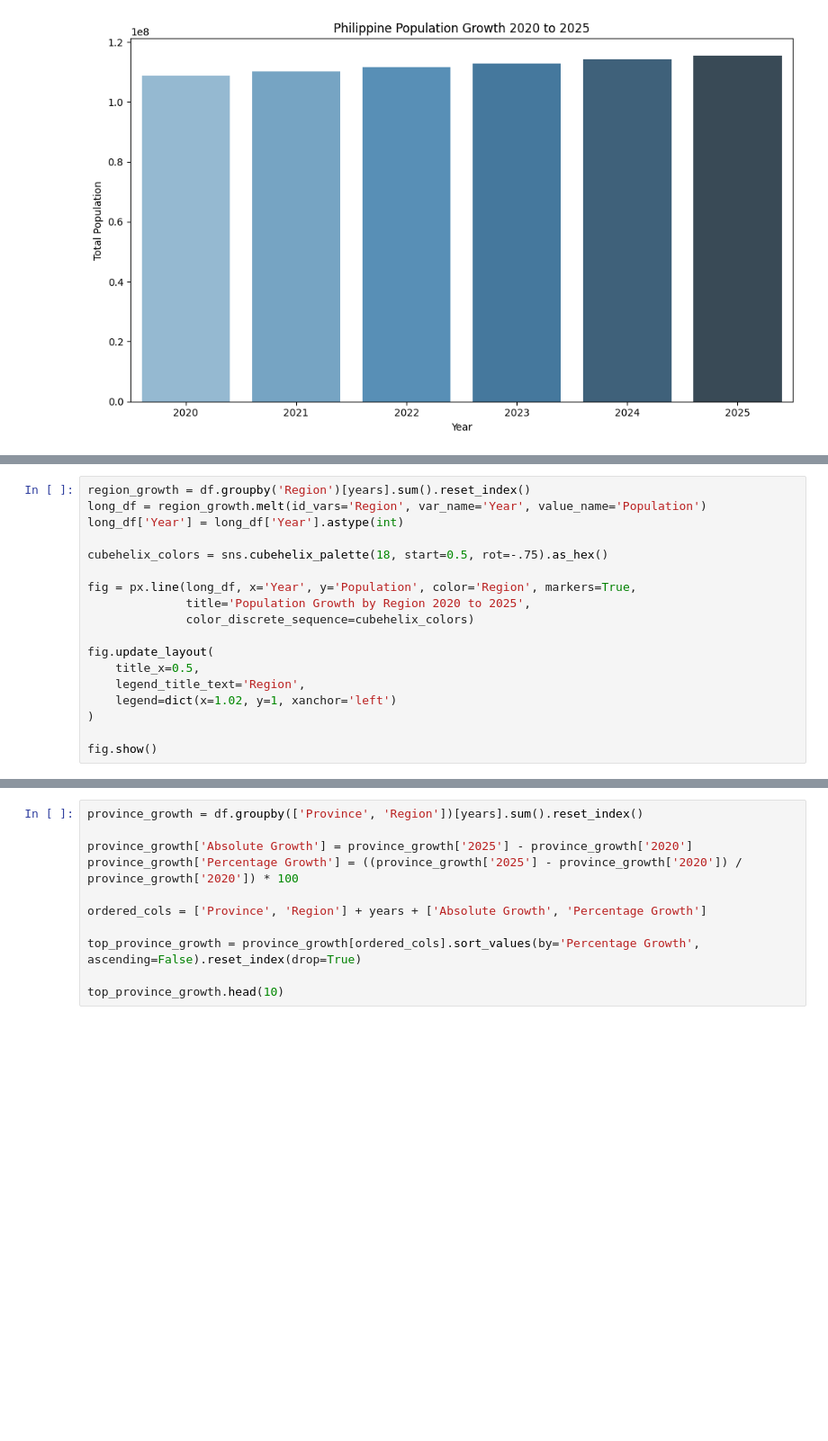
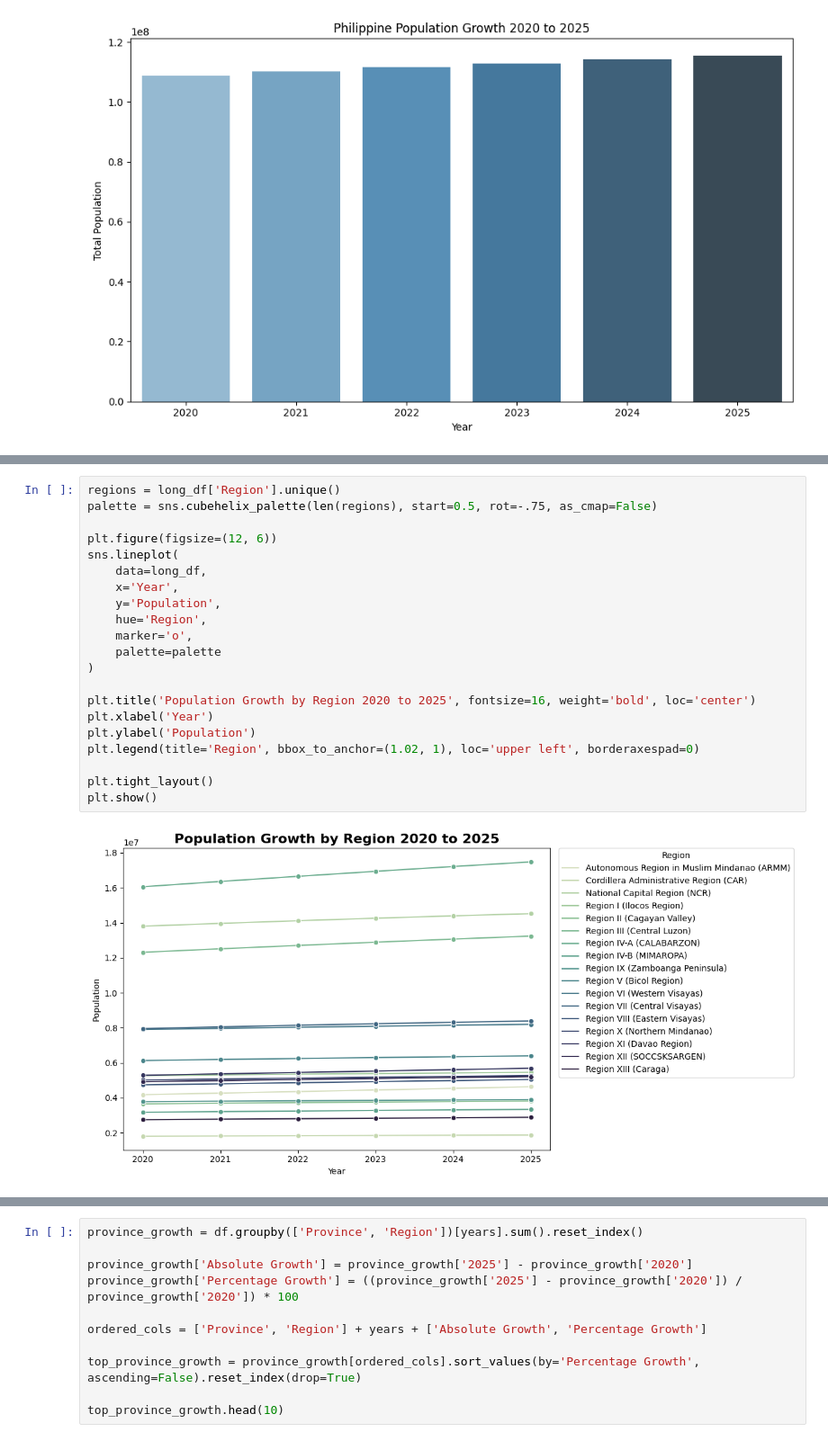
Before and after one commit to Qvyl/kaggle-notebooks, a Jupyter notebook: philippines-population-forecast.ipynb, the cells around one changed output, grey strips where cells are left out. Shown at 90% size. Saved outputs shown, nothing was run; the diff lists cells and outputs as text; blank space fills up the shorter version.

Commit message:
Kaggle Notebook | Philippines Population Forecast | Version 5 | Changed all the plotly to seaborn.

```diff
--- a/philippines-population-forecast.ipynb
+++ b/philippines-population-forecast.ipynb
@@ -153,18 +152,0 @@ plt.show()
-# %%
-region_growth = df.groupby('Region')[years].sum().reset_index()
-long_df = region_growth.melt(id_vars='Region', var_name='Year', value_name='Population')
-long_df['Year'] = long_df['Year'].astype(int)
-
-cubehelix_colors = sns.cubehelix_palette(18, start=0.5, rot=-.75).as_hex()
-
-fig = px.line(long_df, x='Year', y='Population', color='Region', markers=True,
-              title='Population Growth by Region 2020 to 2025',
-              color_discrete_sequence=cubehelix_colors)
-
-fig.update_layout(
-    title_x=0.5,
-    legend_title_text='Region',
-    legend=dict(x=1.02, y=1, xanchor='left')
-)
-
-fig.show()
@@ -173 +153,24 @@ fig.show()
+# %%
+regions = long_df['Region'].unique()
+palette = sns.cubehelix_palette(len(regions), start=0.5, rot=-.75, as_cmap=False)
+
+plt.figure(figsize=(12, 6))
+sns.lineplot(
+    data=long_df,
+    x='Year',
+    y='Population',
+    hue='Region',
+    marker='o',
+    palette=palette
+)
+
+plt.title('Population Growth by Region 2020 to 2025', fontsize=16, weight='bold', loc='center')
+plt.xlabel('Year')
+plt.ylabel('Population')
+plt.legend(title='Region', bbox_to_anchor=(1.02, 1), loc='upper left', borderaxespad=0)
+
+plt.tight_layout()
+plt.show()
+# %% [output]
+[figure, added]
 # %% [markdown]
```
Also changed, not shown: parts of 14 cells of this notebook.
